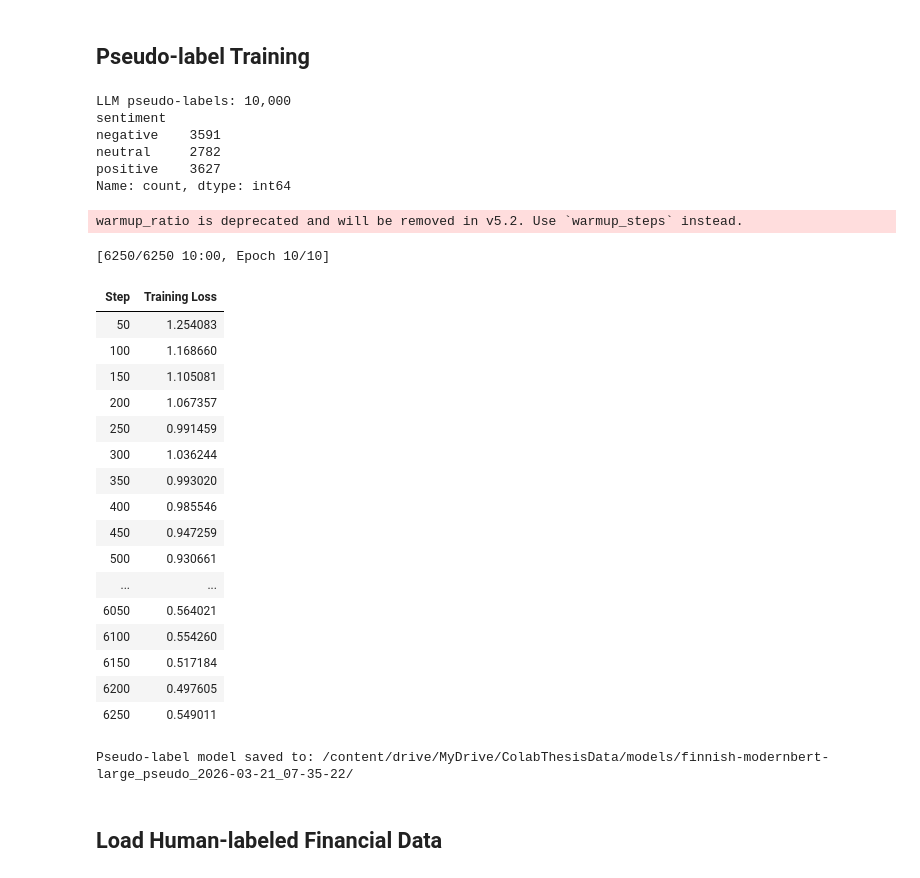
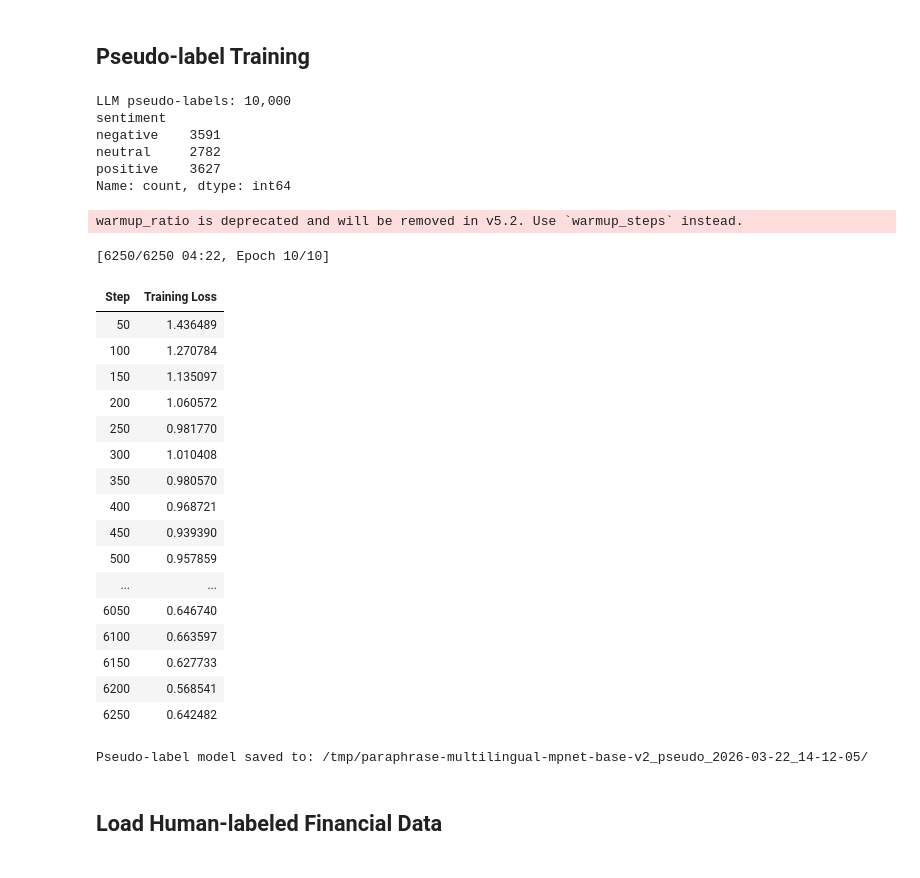
Before and after one commit to shakunage/thesis-work, a Jupyter notebook: sentiment/experiments/paraphrase-multilingual-mpnet-base-v2_train_eval.ipynb, the cells around one changed output. Cells and saved outputs as stored; diff of their text form; code cells hidden in the pictures.

```diff
--- a/sentiment/modernbert_finnish_train_evaluate.ipynb
+++ b/sentiment/experiments/paraphrase-multilingual-mpnet-base-v2_train_eval.ipynb
@@ -94,24 +90,14 @@ Current timestamp: 2026-03-21_07-35-22
 # %% [markdown]
 ## Load Model
 # %%
-BASE_MODEL = 'TurkuNLP/finnish-modernbert-large'
-FINNSENTIMENT_MODEL_PATH = f'/content/drive/MyDrive/ColabThesisData/models/{BASE_MODEL.split("/")[-1]}_finnsentiment_{timestamp}/'
+BASE_MODEL = 'sentence-transformers/paraphrase-multilingual-mpnet-base-v2'
+FINNSENTIMENT_MODEL_PATH = f'/tmp/{BASE_MODEL.split("/")[-1]}_finnsentiment_{timestamp}/'
 NUM_LABELS  = 3
 LABEL_NAMES = ["negative", "neutral", "positive"]
 MAX_SEQ_LENGTH = 512
 
 tokenizer = AutoTokenizer.from_pretrained(BASE_MODEL)
-
-# ── Load base model for masked language modelling ─────────────────────────────
-# Must use AutoModelForMaskedLM — the classification head is irrelevant for DAPT
-base_model = AutoModelForMaskedLM.from_pretrained(
-    BASE_MODEL,
-    device_map="auto",
-    dtype=torch.bfloat16,
-)
-
-print(f"Base model loaded: {BASE_MODEL}")
-print(f"Model device: {next(base_model.parameters()).device}")
+print(f"Tokenizer loaded: {BASE_MODEL}")
 # %% [output]
 Error while fetching `HF_TOKEN` secret value from your vault: 'Requesting secret HF_TOKEN timed out. Secrets can only be fetched when running from the Colab UI.'.
 You are not authenticated with the Hugging Face Hub in this notebook.
@@ -382,7 +296,7 @@ def make_hf_dataset(df):
         batched=True,
     )
 # %%
-PSEUDO_MODEL_PATH = f'/content/drive/MyDrive/ColabThesisData/models/{BASE_MODEL.split("/")[-1]}_pseudo_{timestamp}/'
+PSEUDO_MODEL_PATH = f'/tmp/{BASE_MODEL.split("/")[-1]}_pseudo_{timestamp}/'
 LLM_LABELS_PATH   = '/content/drive/MyDrive/ColabThesisData/llm_labeled.parquet'
 
 llm_labels = pd.read_parquet(LLM_LABELS_PATH)
@@ -405,51 +319,51 @@ pseudo_args = TrainingArguments(
     save_strategy="no",
     bf16=torch.cuda.is_available(),
     report_to="none",
     remove_unused_columns=True,
 )
 
 pseudo_trainer = Trainer(
     model=pseudo_model,
     args=pseudo_args,
     train_dataset=pseudo_ds,
     processing_class=tokenizer,
     data_collator=DataCollatorWithPadding(tokenizer=tokenizer),
 )
 pseudo_trainer.train()
 
 pseudo_trainer.save_model(PSEUDO_MODEL_PATH)
 tokenizer.save_pretrained(PSEUDO_MODEL_PATH)
 print(f"\nPseudo-label model saved to: {PSEUDO_MODEL_PATH}")
 
 del pseudo_model, pseudo_trainer
 gc.collect(); torch.cuda.empty_cache()
 # %% [output]
 LLM pseudo-labels: 10,000
 sentiment
 negative    3591
 neutral     2782
 positive    3627
 Name: count, dtype: int64
 warmup_ratio is deprecated and will be removed in v5.2. Use `warmup_steps` instead.
-[6250/6250 10:00, Epoch 10/10]
+[6250/6250 04:22, Epoch 10/10]
 | Step | Training Loss |
-| 50 | 1.254083 |
-| 100 | 1.168660 |
-| 150 | 1.105081 |
-| 200 | 1.067357 |
-| 250 | 0.991459 |
-| 300 | 1.036244 |
-| 350 | 0.993020 |
-| 400 | 0.985546 |
-| 450 | 0.947259 |
-| 500 | 0.930661 |
+| 50 | 1.436489 |
+| 100 | 1.270784 |
+| 150 | 1.135097 |
+| 200 | 1.060572 |
+| 250 | 0.981770 |
+| 300 | 1.010408 |
+| 350 | 0.980570 |
+| 400 | 0.968721 |
+| 450 | 0.939390 |
+| 500 | 0.957859 |
 | ... | ... |
-| 6050 | 0.564021 |
-| 6100 | 0.554260 |
-| 6150 | 0.517184 |
-| 6200 | 0.497605 |
-| 6250 | 0.549011 |
+| 6050 | 0.646740 |
+| 6100 | 0.663597 |
+| 6150 | 0.627733 |
+| 6200 | 0.568541 |
+| 6250 | 0.642482 |
-Pseudo-label model saved to: /content/drive/MyDrive/ColabThesisData/models/finnish-modernbert-large_pseudo_2026-03-21_07-35-22/
+Pseudo-label model saved to: /tmp/paraphrase-multilingual-mpnet-base-v2_pseudo_2026-03-22_14-12-05/
 # %% [markdown]
 ## Load Human-labeled Financial Data
 # %%
```
Also changed, not shown: parts of 14 cells of this notebook, 12 other files.
